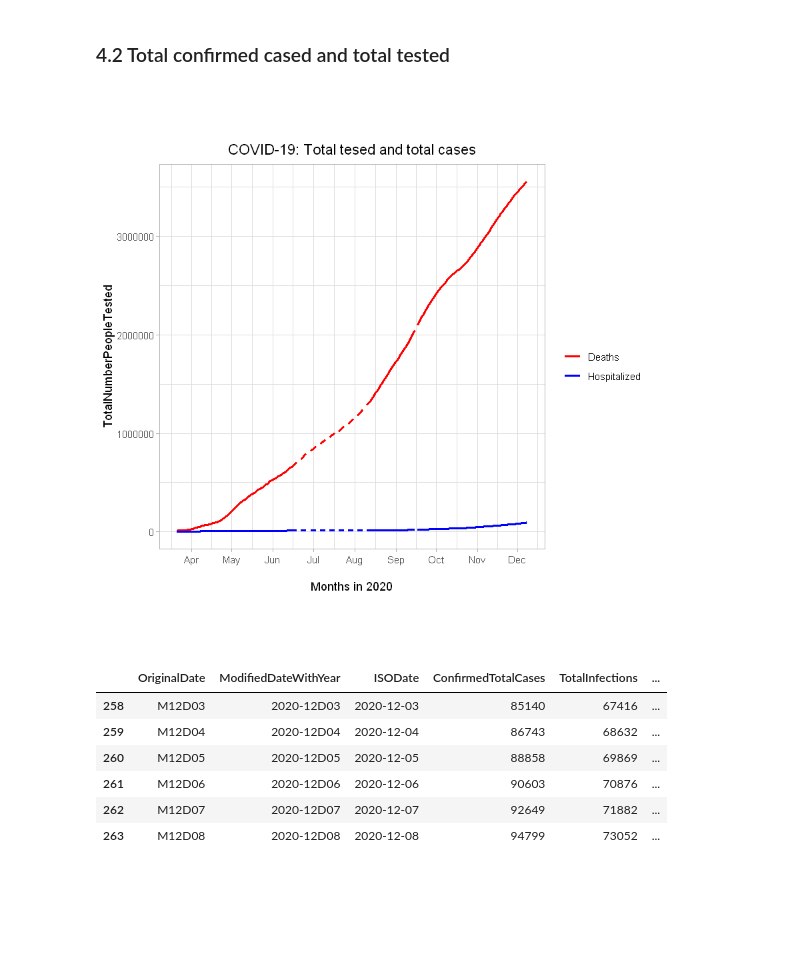
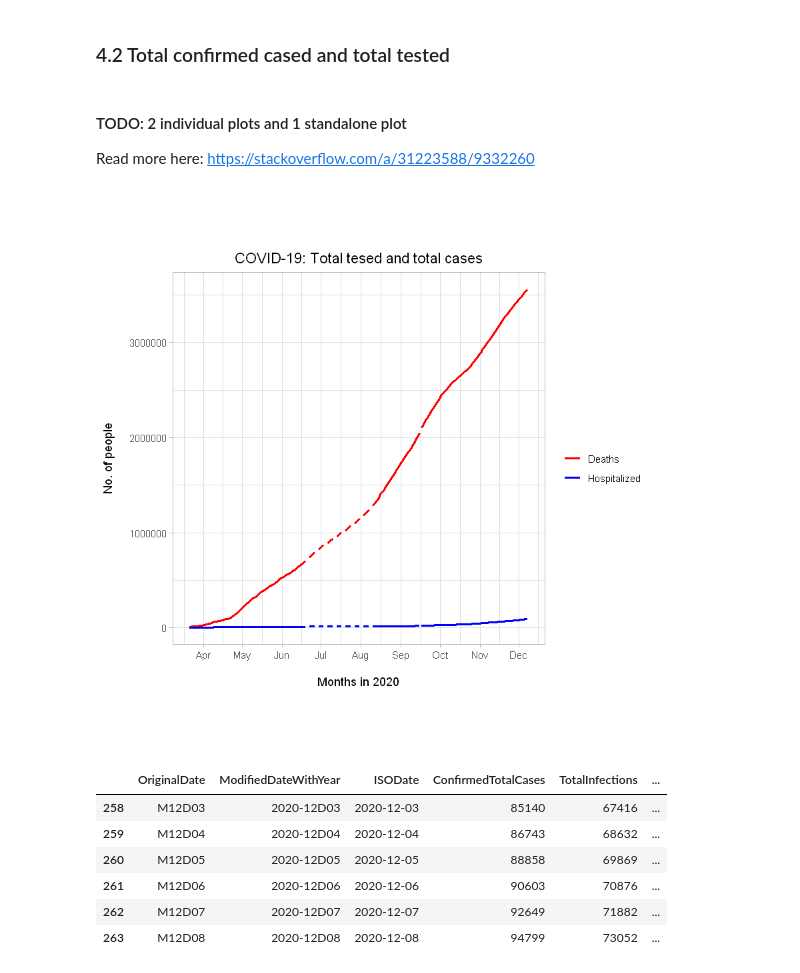
Before and after one commit to shrestaz/covid, a Jupyter notebook: EDA-COVID.ipynb, the cells around one changed output. Drawn from its saved outputs; the diff is of its cells as text; code cells hidden in the pictures; blank space fills up the shorter version.

Commit message:
Added todo for the next day

```diff
--- a/EDA-COVID.ipynb
+++ b/EDA-COVID.ipynb
@@ -215,6 +215,9 @@ As the restictions started to loosen up, the public started to gather in larger
 Ever since, the numbers started to grow. The plot above shows a sharp incline starting November. And with the holidays starting, the government imposed second lockdown starting December 09, 2020, which is the date of conducting this experiment. This was an attempt to reduce the number of gatherings and parties, and limit them to families to control the spread of the COVID-19.
 # %% [markdown]
 ### 4.2 Total confirmed cased and total tested
+# %% [markdown]
+#### TODO: 2 individual plots and 1 standalone plot
+Read more here: https://stackoverflow.com/a/31223588/9332260
 # %%
 ggplot(TransformedCovidData, aes(x = ISODate)) +                           # Specify the data frame and x-axis for the plot
 # geom_rect(aes(                                                             # Rectangular shade for emphasizing on lockdown #1
@@ -226,37 +229,39 @@ ggplot(TransformedCovidData, aes(x = ISODate)) +                           # Spe
 #     xmax = as.Date("2020-12-17"),
 #     ymin = -Inf, ymax = Inf, fill = "Lockdown period")) +                  # Line plot for deaths
 
 # geom_vline(aes(                                                            # Vertical dashed line
 #     xintercept = as.Date("2020-10-29"),
 #     linetype = "Break"),
 #            color = "black",
 #            lwd = 0.7
 #           ) +
 
 geom_line(aes(y = TotalNumberPeopleTested, color = "red"), lwd = 1) +
-geom_line(aes(y = ConfirmedTotalCases, color = "blue"), lwd = 1) +          # line plot for hospitalized
+geom_line(aes(y = ConfirmedTotalCases, color = "blue"), lwd = 1) +         # line plot for hospitalized
 
 scale_x_date(breaks = date_breaks("1 months"), date_labels = "%b") +       # Improving the x-axis to show all months
 theme_light() +
 
 xlab("\nMonths in 2020") +                                                 # Label for x-axis
-scale_y_continuous(labels = function(x) format(x, scientific = FALSE)) +                                    # Label for y-axis
+scale_y_continuous("No. of people\n",
+                   labels = function(x) format(x, scientific = FALSE)
+                   ) +                                                     # Label for y-axis
 
-ggtitle("COVID-19: Total tesed and total cases") +                          # Title for the plot
+ggtitle("COVID-19: Total tesed and total cases") +                         # Title for the plot
 theme(plot.title = element_text(hjust = 0.5)) +                            # Center the title
 scale_fill_manual(name = "",                                               # Legend for the rectangular shade
                   values="burlywood1",
                   labels=c("Lockdown periods")) +
 scale_color_identity(name = "",                                            # Legend for the line plots
                      breaks = c("red", "blue"),
                      labels = c("Deaths", "Hospitalized"),
                      guide = "legend") +
 scale_linetype_manual(name = "",                                           # Legend for the vertical dotted line
                       values = c("Break" = "dashed"),
                       labels = c("Mask requirement")) +
 theme(aspect.ratio=1)
 # %% [output]
-[figure, old version]
+[figure, new version]
 # %%
 tail(TransformedCovidData)
 # %% [output]
```
